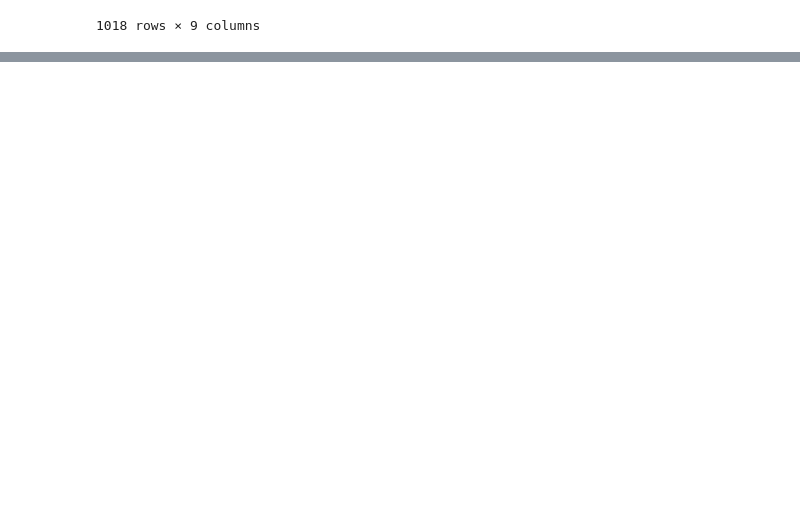
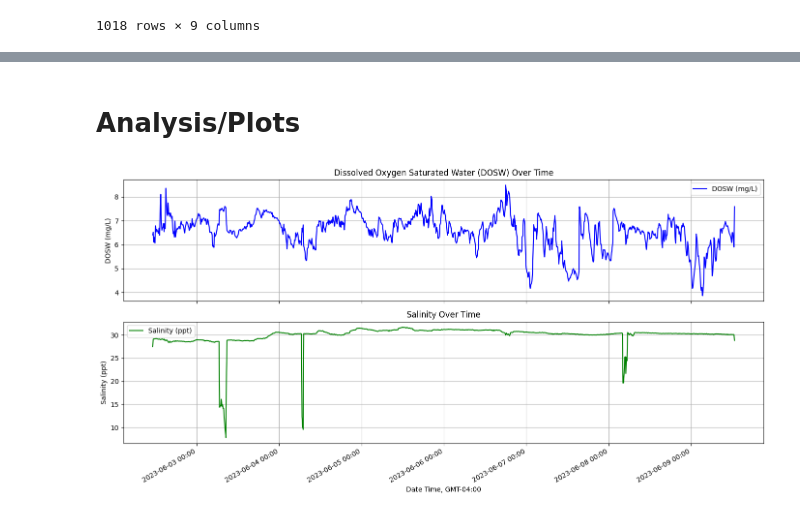
Before and after one commit to tnmygrwl/hoboware_emulator, a Jupyter notebook: hoboware_emulator.ipynb, the cells around one changed output, grey strips where cells are left out. Saved outputs shown, nothing was run; the diff lists cells and outputs as text; code cells hidden in the pictures; blank space fills up the shorter version.

Commit message:
feat: add QC for DO and Analysis

```diff
--- a/hoboware_emulator.ipynb
+++ b/hoboware_emulator.ipynb
@@ -402,3 +410,43 @@ do_data
+# %% [markdown]
+# Analysis/Plots
+# %%
+import matplotlib.pyplot as plt
+import matplotlib.dates as mdates
+
+# Ensure both DataFrames are sorted by date
+do_data.sort_values(by='Date Time, GMT-04:00', inplace=True)
+con_data.sort_values(by='Date Time, GMT-04:00', inplace=True)
+
+# Plotting DOSW over time
+plt.figure(figsize=(14, 7))
+
+plt.subplot(2, 1, 1)  # 2 rows, 1 column, 1st subplot
+plt.plot(do_data['Date Time, GMT-04:00'], do_data['DOSW'], label='DOSW (mg/L)', color='blue')
+plt.title('Dissolved Oxygen Saturated Water (DOSW) Over Time')
+plt.xlabel('Date Time, GMT-04:00')
+plt.ylabel('DOSW (mg/L)')
+plt.legend()
+plt.grid(True)
+plt.gca().xaxis.set_major_formatter(mdates.DateFormatter('%Y-%m-%d %H:%M'))
+plt.gca().xaxis.set_major_locator(mdates.DayLocator())
+plt.gcf().autofmt_xdate()  # Rotation
+
+# Plotting Salinity over time
+plt.subplot(2, 1, 2)  # 2 rows, 1 column, 2nd subplot
+plt.plot(con_data['Date Time, GMT-04:00'], con_data['Adjusted Salinity (ppt)'], label='Salinity (ppt)', color='green')
+plt.title('Salinity Over Time')
+plt.xlabel('Date Time, GMT-04:00')
+plt.ylabel('Salinity (ppt)')
+plt.legend()
+plt.grid(True)
+plt.gca().xaxis.set_major_formatter(mdates.DateFormatter('%Y-%m-%d %H:%M'))
+plt.gca().xaxis.set_major_locator(mdates.DayLocator())
+plt.gcf().autofmt_xdate()  # Rotation
+
+plt.tight_layout()
+plt.show()
+# %% [output]
+[figure, added]
 # %%
 # Plot Ideas
 # Raw data vs Calibrated Data
```
Also changed, not shown: parts of 7 cells of this notebook.
